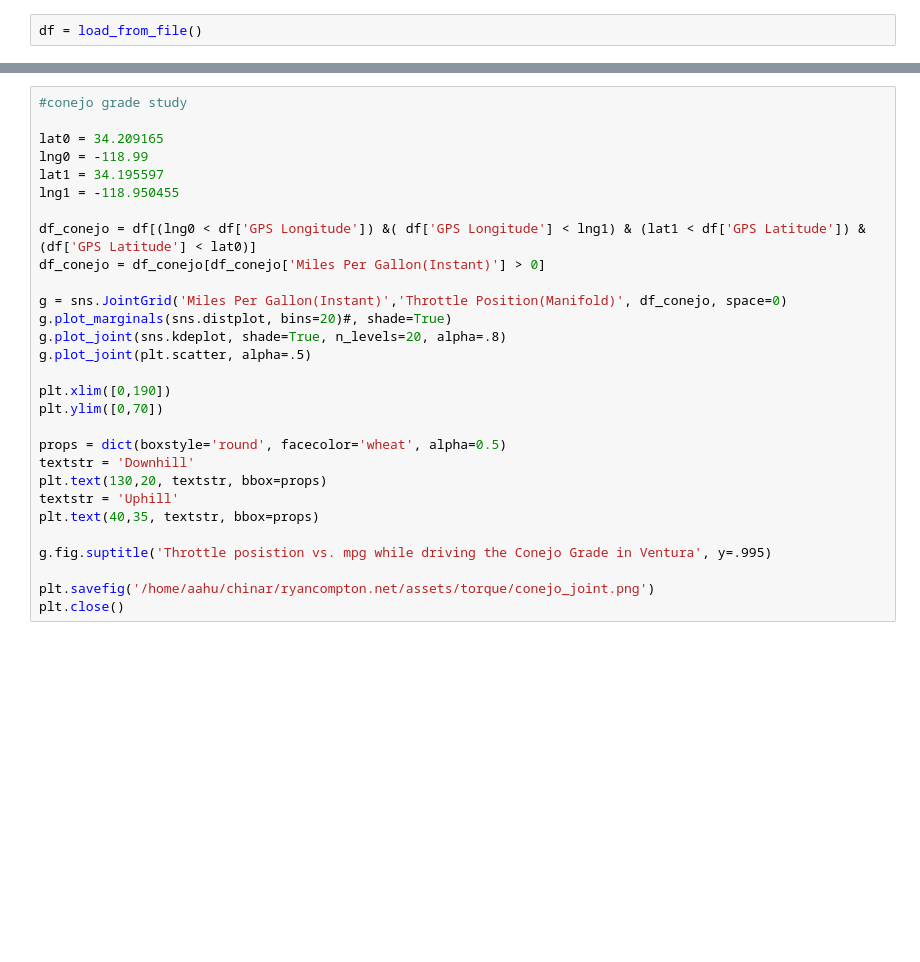
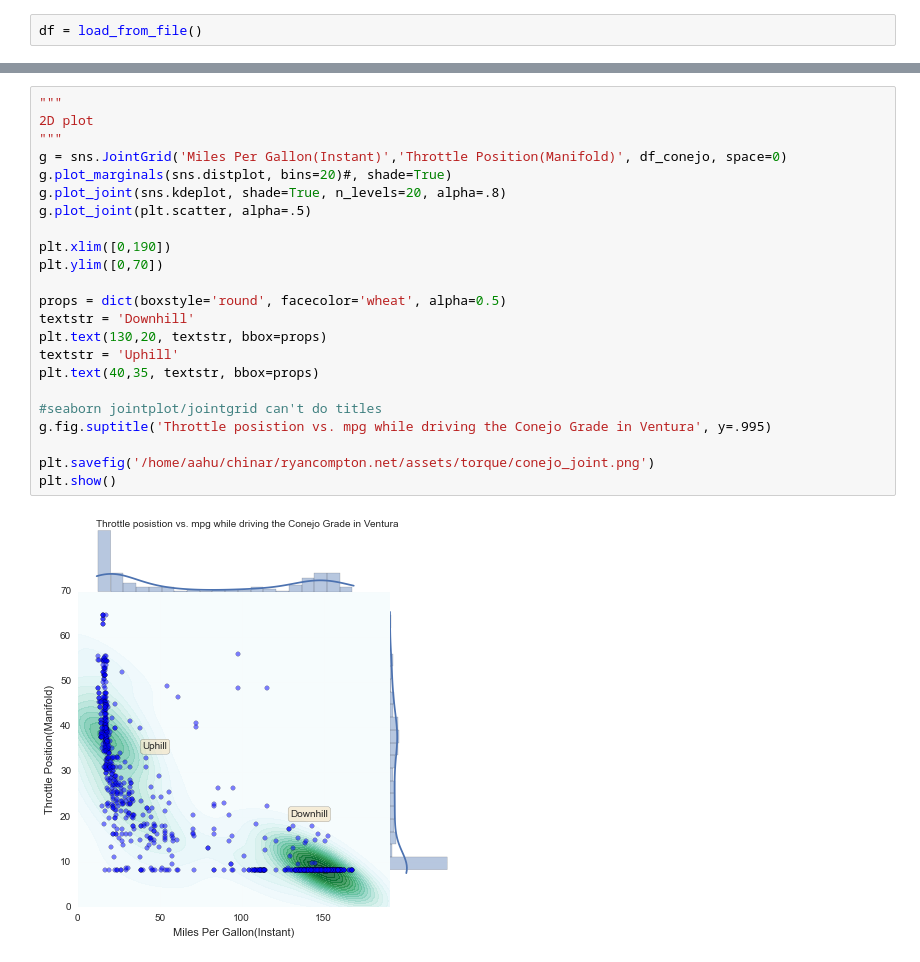
Before and after one commit to rcompton/ryancompton.net, a Jupyter notebook: assets/torque/mpg_plots.py.ipynb, the cells around one changed output, grey strips where cells are left out. Drawn from its saved outputs; the diff is of its cells as text; blank space fills up the shorter version.

```diff
--- a/assets/torque/mpg_plots.py.ipynb
+++ b/assets/torque/mpg_plots.py.ipynb
@@ -93,30 +111,26 @@ plt.close()
 # %%
-#conejo grade study
-
-lat0 = 34.209165
-lng0 = -118.99
-lat1 = 34.195597
-lng1 = -118.950455
-
-df_conejo = df[(lng0 < df['GPS Longitude']) &( df['GPS Longitude'] < lng1) & (lat1 < df['GPS Latitude']) & (df['GPS Latitude'] < lat0)]
-df_conejo = df_conejo[df_conejo['Miles Per Gallon(Instant)'] > 0]
-
+"""
+2D plot
+"""
 g = sns.JointGrid('Miles Per Gallon(Instant)','Throttle Position(Manifold)', df_conejo, space=0)
 g.plot_marginals(sns.distplot, bins=20)#, shade=True)
 g.plot_joint(sns.kdeplot, shade=True, n_levels=20, alpha=.8)
 g.plot_joint(plt.scatter, alpha=.5)
 
 plt.xlim([0,190])
 plt.ylim([0,70])
 
 props = dict(boxstyle='round', facecolor='wheat', alpha=0.5)
 textstr = 'Downhill'
 plt.text(130,20, textstr, bbox=props)
 textstr = 'Uphill'
 plt.text(40,35, textstr, bbox=props)
 
+#seaborn jointplot/jointgrid can't do titles
 g.fig.suptitle('Throttle posistion vs. mpg while driving the Conejo Grade in Ventura', y=.995)
 
 plt.savefig('/home/aahu/chinar/ryancompton.net/assets/torque/conejo_joint.png')
-plt.close()
+plt.show()
+# %% [output]
+[figure, added]
 # %%
```
Also changed, not shown: parts of 15 cells of this notebook, 5 other files.
